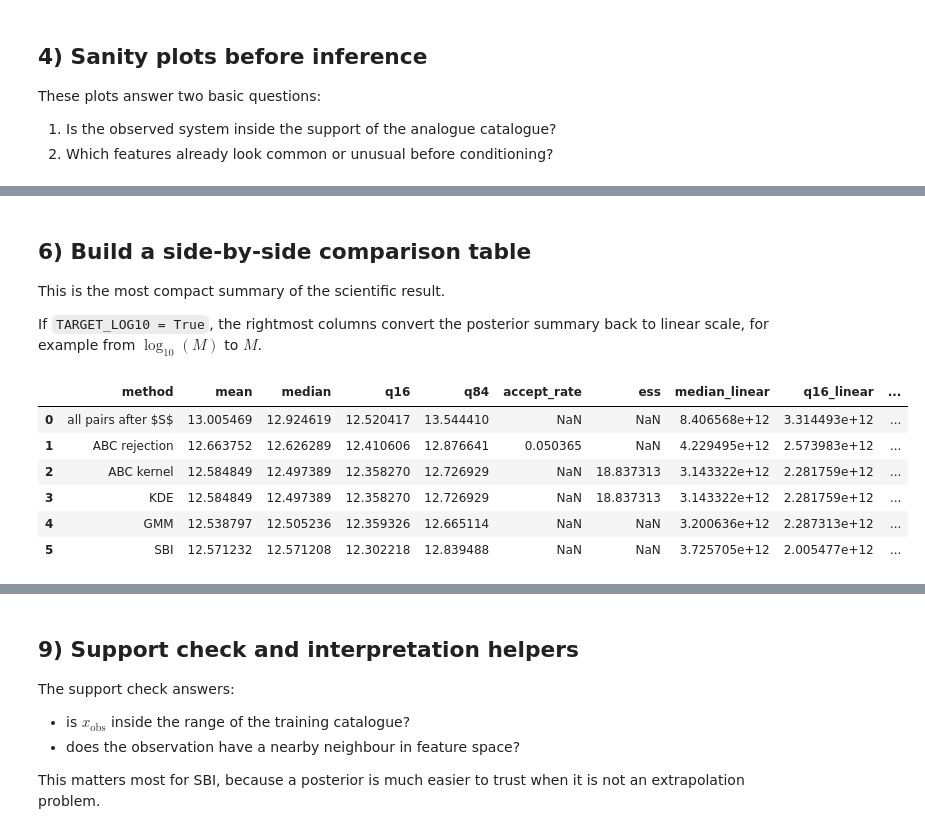
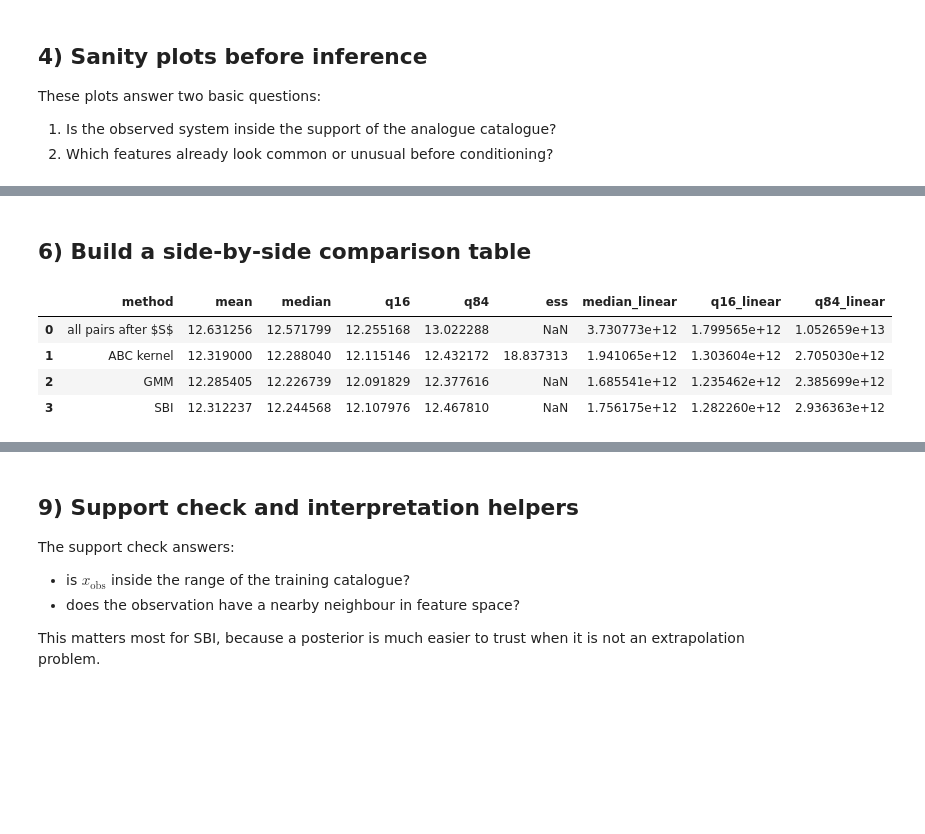
Before and after one commit to topesonen/dsp-cosmology, a Jupyter notebook: notebooks/run_simulations.ipynb, the cells around one changed output, grey strips where cells are left out. Drawn from its saved outputs; the diff is of its cells as text; code cells hidden in the pictures; blank space fills up the shorter version.

```diff
--- a/notebooks/run_simulations.ipynb
+++ b/notebooks/run_simulations.ipynb
@@ -518,31 +425,17 @@ With the same bandwidth choice, they are intentionally close in spirit.
 # %%
-# ABC
+# ABC kernel
 abc_result = run_abc_catalog(
     X=X,
     theta=theta,
     x_obs=x_obs,
     sigma=sigma,
-    accept_frac=ABC_ACCEPT_FRAC,
+    accept_frac=ABC_HELPER_ACCEPT_FRAC,
     kernel_bandwidth=ABC_KERNEL_BANDWIDTH,
 )
 
-print("ABC accept rate:", abc_result["accept_rate"])
-print("ABC rejection summary:")
-print(abc_result["summary_rejection"])
 print("ABC kernel summary:")
 print(abc_result["summary_kernel"])
-
-# KDE
-kde_result = run_kde_conditioning(
-    X=X,
-    theta=theta,
-    x_obs=x_obs,
-    bandwidth=sigma,
-)
-
-print()
-print("KDE summary:")
-print(kde_result["summary"])
+print("ABC kernel ESS:", abc_result["ess"])
 
 # GMM
 gmm_fit = fit_joint_gmm(
@@ -609,9 +493,5 @@ SBI summary:
 # %% [markdown]
 ## 6) Build a side-by-side comparison table
-
-This is the most compact summary of the scientific result.
-
-If `TARGET_LOG10 = True`, the rightmost columns convert the posterior summary back to linear scale, for example from $\log_{10}(M)$ to $M$.
 # %%
 def weighted_percentile_of_obs(values, weights, obs):
     values = np.asarray(values, dtype=float)
@@ -624,13 +504,6 @@ def weighted_percentile_of_obs(values, weights, obs):
     wn = weights / total
     return float(wn[values <= obs].sum())
 
-def uniform_weights_from_mask(mask):
-    mask = np.asarray(mask, dtype=bool)
-    w = mask.astype(float)
-    total = w.sum()
-    if total > 0:
-        w /= total
-    return w
 
 summary_rows = []
 
@@ -639,51 +512,37 @@ summary_rows.append({
     **prior_summary,
 })
 
-if abc_result["summary_rejection"] is not None:
-    summary_rows.append({
-        "method": "ABC rejection",
-        **abc_result["summary_rejection"],
-        "accept_rate": abc_result["accept_rate"],
-    })
-
 summary_rows.append({
     "method": "ABC kernel",
     **abc_result["summary_kernel"],
     "ess": abc_result["ess"],
-})
-
-summary_rows.append({
-    "method": "KDE",
-    **kde_result["summary"],
 })
 
 summary_rows.append({
     "method": "GMM",
     **gmm_result["summary"],
 })
 
 summary_rows.append({
     "method": "SBI",
     **sbi_result["summary"],
 })
 
 summary_df = pd.DataFrame(summary_rows)
 
 if TARGET_LOG10:
     for col in ["median", "q16", "q84"]:
         if col in summary_df.columns:
             summary_df[f"{col}_linear"] = summary_df[col].apply(
                 lambda v: np.nan if pd.isna(v) else 10 ** float(v)
             )
 
 display(summary_df)
 # %% [output]
-|  | method | mean | median | q16 | q84 | accept_rate | ess | median_linear | q16_linear | ... |
-| 0 | all pairs after $S$ | 13.005469 | 12.924619 | 12.520417 | 13.544410 | NaN | NaN | 8.406568e+12 | 3.314493e+12 | ... |
-| 1 | ABC rejection | 12.663752 | 12.626289 | 12.410606 | 12.876641 | 0.050365 | NaN | 4.229495e+12 | 2.573983e+12 | ... |
-| 2 | ABC kernel | 12.584849 | 12.497389 | 12.358270 | 12.726929 | NaN | 18.837313 | 3.143322e+12 | 2.281759e+12 | ... |
-| 3 | KDE | 12.584849 | 12.497389 | 12.358270 | 12.726929 | NaN | 18.837313 | 3.143322e+12 | 2.281759e+12 | ... |
-| 4 | GMM | 12.538797 | 12.505236 | 12.359326 | 12.665114 | NaN | NaN | 3.200636e+12 | 2.287313e+12 | ... |
-| 5 | SBI | 12.571232 | 12.571208 | 12.302218 | 12.839488 | NaN | NaN | 3.725705e+12 | 2.005477e+12 | ... |
+|  | method | mean | median | q16 | q84 | ess | median_linear | q16_linear | q84_linear |
+| 0 | all pairs after $S$ | 12.631256 | 12.571799 | 12.255168 | 13.022288 | NaN | 3.730773e+12 | 1.799565e+12 | 1.052659e+13 |
+| 1 | ABC kernel | 12.319000 | 12.288040 | 12.115146 | 12.432172 | 18.837313 | 1.941065e+12 | 1.303604e+12 | 2.705030e+12 |
+| 2 | GMM | 12.285405 | 12.226739 | 12.091829 | 12.377616 | NaN | 1.685541e+12 | 1.235462e+12 | 2.385699e+12 |
+| 3 | SBI | 12.312237 | 12.244568 | 12.107976 | 12.467810 | NaN | 1.756175e+12 | 1.282260e+12 | 2.936363e+12 |
 # %% [markdown]
 ## 7) Compare the posterior over $\theta$
```
Also changed, not shown: parts of 20 cells of this notebook, 20 other files.
